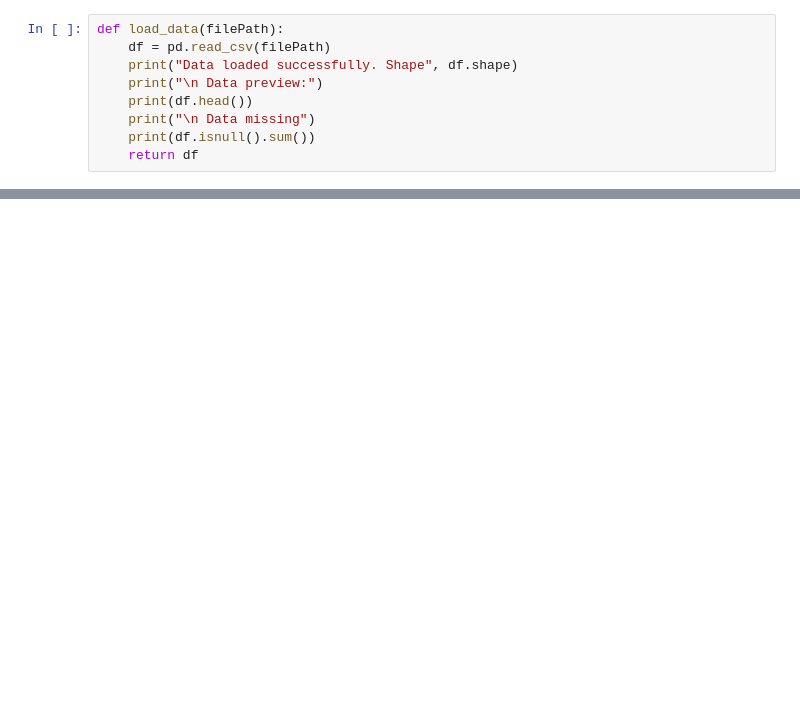
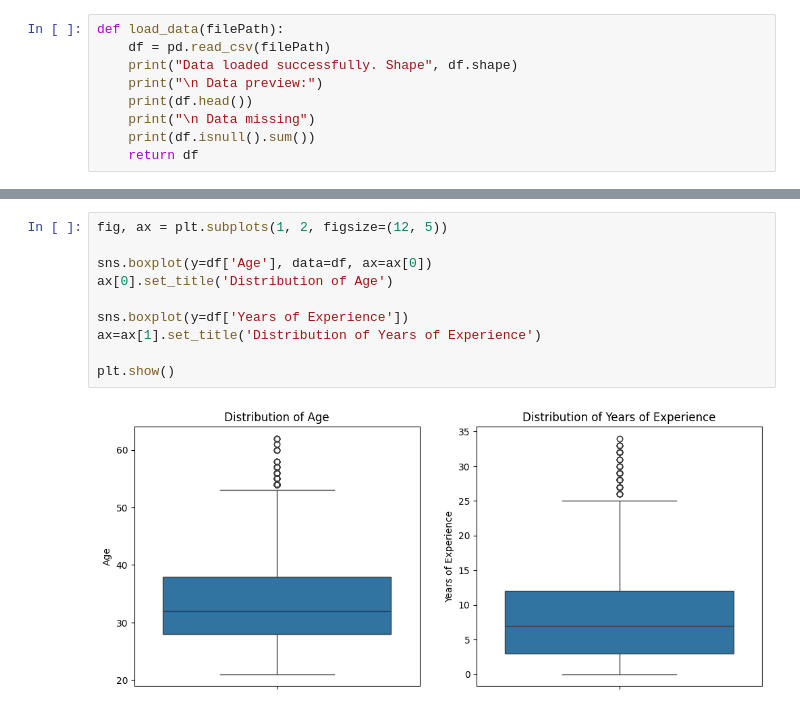
Before and after one commit to khaldon/salary-ml-prediction, a Jupyter notebook: salary-ml.ipynb, the cells around one changed output, grey strips where cells are left out. Saved outputs shown, nothing was run; the diff lists cells and outputs as text; blank space fills up the shorter version.

```diff
--- a/salary-ml.ipynb
+++ b/salary-ml.ipynb
@@ -50,0 +98,12 @@ dtype: int64
+# %%
+fig, ax = plt.subplots(1, 2, figsize=(12, 5))
+
+sns.boxplot(y=df['Age'], data=df, ax=ax[0])
+ax[0].set_title('Distribution of Age')
+
+sns.boxplot(y=df['Years of Experience'])
+ax=ax[1].set_title('Distribution of Years of Experience')
+
+plt.show()
+# %% [output]
+[figure, added]
```
Also changed, not shown: parts of 22 cells of this notebook, 2 other files.
